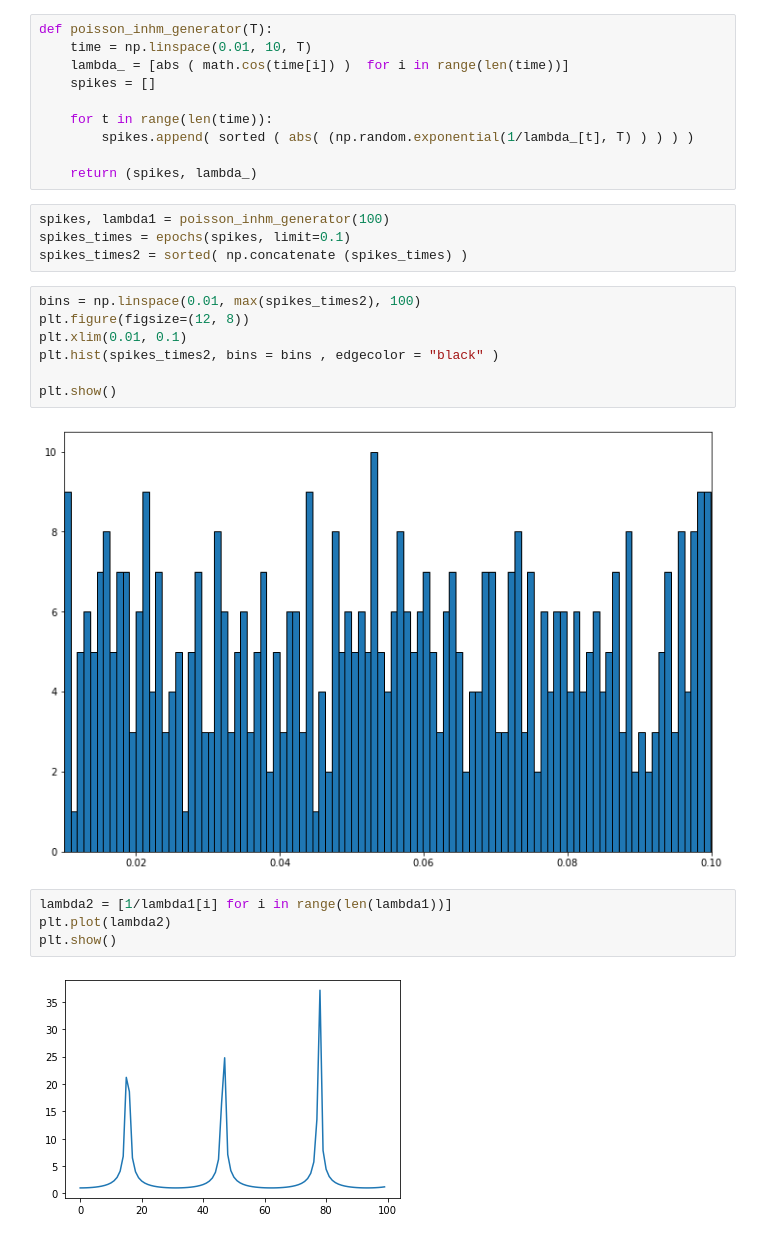
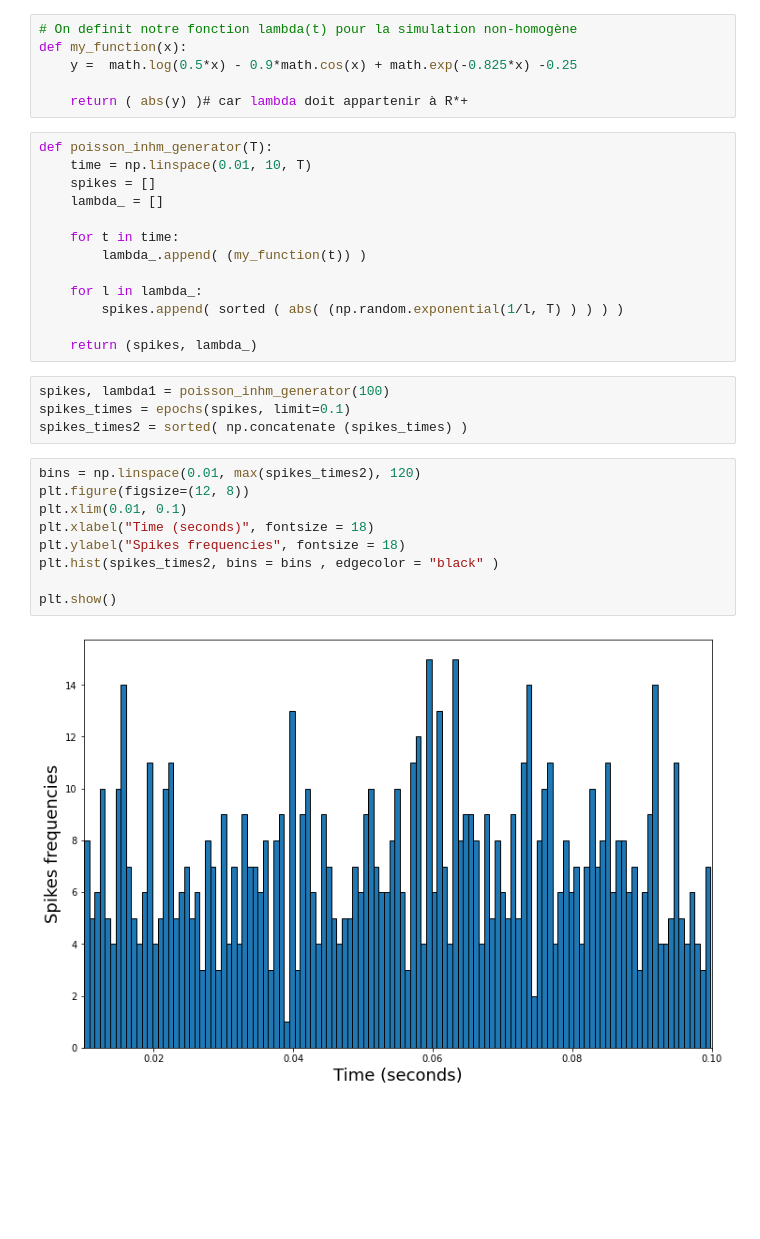
Before and after one commit to neonicoo/TPs-Stochastic-Processes, a Jupyter notebook: TP-Spike-trains-modeling-poisson-process.ipynb, the cells around one changed output. Cells and saved outputs as stored; diff of their text form; blank space fills up the shorter version.

Commit message:
Fonction qui permet de définir lambda(t)

```diff
--- a/TP-Spike-trains-modeling-poisson-process.ipynb
+++ b/TP-Spike-trains-modeling-poisson-process.ipynb
@@ -154,14 +154,23 @@ print(lambda1)
 ### Non homogeneous poisson process :
 # %% [markdown]
 $ P_{N_{[t_a, t_b]} } (k) = \frac { \left(  \int_{t_a}^{t_b} \lambda (t) dt   \right) ^ n }{ k!} \times e ^{- \int_{t_a}^{t_b} \lambda (t) dt }$
+# %%
+# On definit notre fonction lambda(t) pour la simulation non-homogène
+def my_function(x):
+    y =  math.log(0.5*x) - 0.9*math.cos(x) + math.exp(-0.825*x) -0.25
+
+    return ( abs(y) )# car lambda doit appartenir à R*+
 # %%
 def poisson_inhm_generator(T):
     time = np.linspace(0.01, 10, T)
-    lambda_ = [abs ( math.cos(time[i]) )  for i in range(len(time))]
     spikes = []
+    lambda_ = []
 
-    for t in range(len(time)):
-        spikes.append( sorted ( abs( (np.random.exponential(1/lambda_[t], T) ) ) ) )
+    for t in time:
+        lambda_.append( (my_function(t)) )
+
+    for l in lambda_:
+        spikes.append( sorted ( abs( (np.random.exponential(1/l, T) ) ) ) )
 
     return (spikes, lambda_)
 # %%
@@ -169,17 +178,13 @@ spikes, lambda1 = poisson_inhm_generator(100)
 spikes_times = epochs(spikes, limit=0.1)
 spikes_times2 = sorted( np.concatenate (spikes_times) )
 # %%
-bins = np.linspace(0.01, max(spikes_times2), 100)
+bins = np.linspace(0.01, max(spikes_times2), 120)
 plt.figure(figsize=(12, 8))
 plt.xlim(0.01, 0.1)
+plt.xlabel("Time (seconds)", fontsize = 18)
+plt.ylabel("Spikes frequencies", fontsize = 18)
 plt.hist(spikes_times2, bins = bins , edgecolor = "black" )
 
 plt.show()
 # %% [output]
-[figure, old version]
+[figure, new version]
-# %%
-lambda2 = [1/lambda1[i] for i in range(len(lambda1))]
-plt.plot(lambda2)
-plt.show()
-# %% [output]
-[figure, removed]
```
Also changed, not shown: parts of 1 cell of this notebook.
